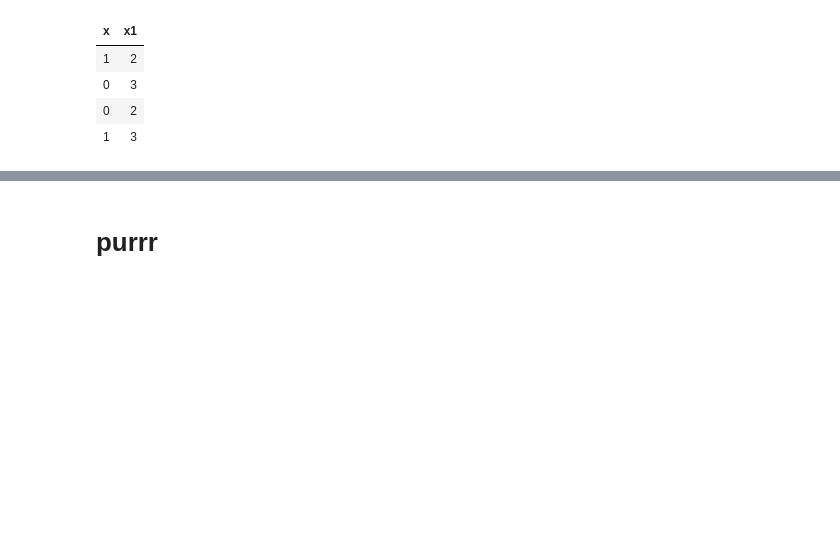
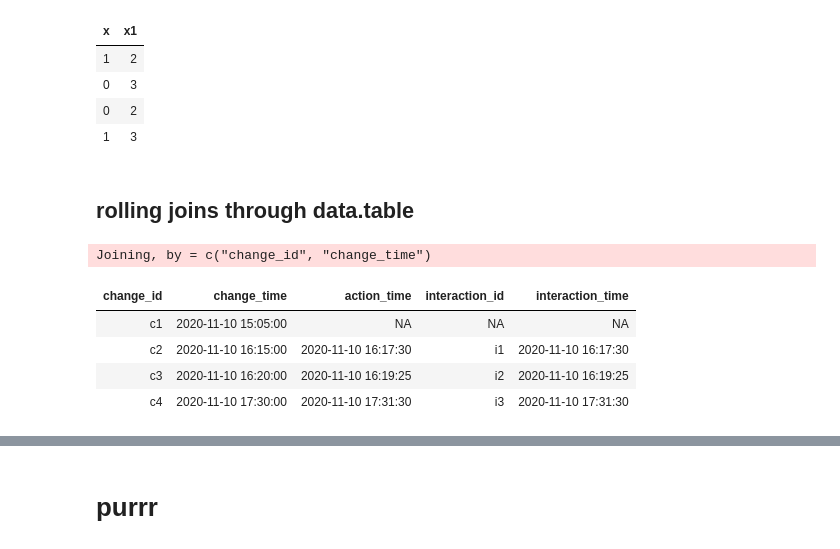
Before and after one commit to ecosang/blog, a Jupyter notebook: _notebooks/2020-12-12-My-R-Tidyverse-note.ipynb, the cells around one changed output, grey strips where cells are left out. Cells and saved outputs as stored; diff of their text form; code cells hidden in the pictures; blank space fills up the shorter version.

Commit message:
add rolling joins

```diff
--- a/_notebooks/2020-12-12-My-R-Tidyverse-note.ipynb
+++ b/_notebooks/2020-12-12-My-R-Tidyverse-note.ipynb
@@ -179,3 +180,37 @@ df%>%select_if(list(~(n_distinct(.)==2)&(!anyNA(.))))
 | 0 | 3 |
 | 0 | 2 |
 | 1 | 3 |
+# %% [markdown]
+## rolling joins through data.table
+# %%
+
+ecobee_changes <- data.table(
+  change_id = c("c1", "c2", "c3", "c4"),
+  change_time = ymd_hms(c("2020-11-10 15:05:00", "2020-11-10 16:15:00", "2020-11-10 16:20:00", "2020-11-10 17:30:00"))
+)
+
+interactions <- data.table(
+  interaction_id = c("i1","i2","i3"),
+  interaction_time = ymd_hms(c("2020-11-10 16:17:30", "2020-11-10 16:19:25",  "2020-11-10 17:31:30"))
+)
+# %%
+
+ecobee_changes[, action_time := change_time]
+interactions[, action_time := interaction_time]
+
+setkey(ecobee_changes, "action_time")
+setkey(interactions, "action_time")
+
+
+out=as_tibble(ecobee_changes)%>%select(-action_time)%>%
+  left_join(as_tibble(ecobee_changes[interactions, roll = "nearest"]),on=c("change_time","change_id"))
+
+out
+#interactions[ecobee_changes, roll = "nearest"]%>%as_tibble()%>%filter(distinct())
+# %% [output]
+Joining, by = c("change_id", "change_time")
+| change_id | change_time | action_time | interaction_id | interaction_time |
+| c1 | 2020-11-10 15:05:00 | NA | NA | NA |
+| c2 | 2020-11-10 16:15:00 | 2020-11-10 16:17:30 | i1 | 2020-11-10 16:17:30 |
+| c3 | 2020-11-10 16:20:00 | 2020-11-10 16:19:25 | i2 | 2020-11-10 16:19:25 |
+| c4 | 2020-11-10 17:30:00 | 2020-11-10 17:31:30 | i3 | 2020-11-10 17:31:30 |
```
Also changed, not shown: parts of 2 cells of this notebook.
